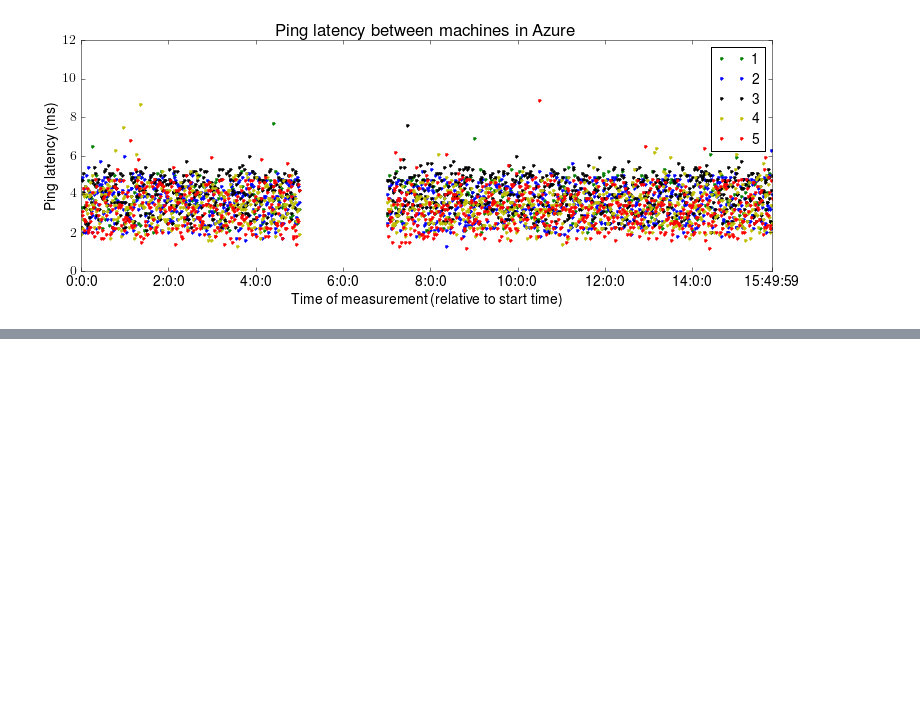
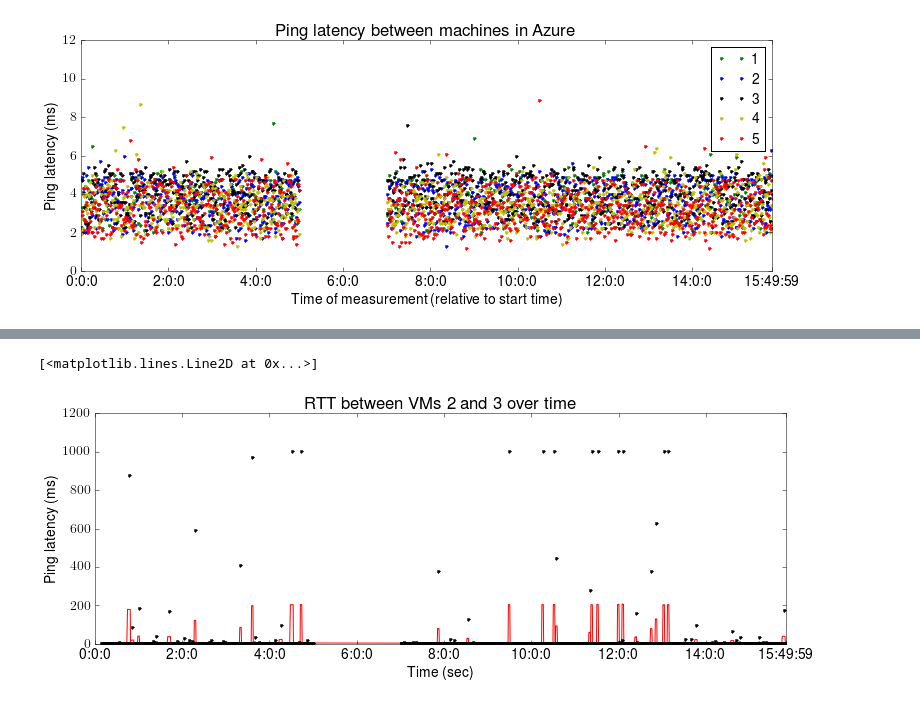
Before and after one commit to consensus-oracle/azure-measurements, a Jupyter notebook: basic-latency-measurements.ipynb, the cells around one changed output, grey strips where cells are left out. Saved outputs shown, nothing was run; the diff lists cells and outputs as text; code cells hidden in the pictures; blank space fills up the shorter version.

```diff
--- a/basic-latency-measurements.ipynb
+++ b/basic-latency-measurements.ipynb
@@ -252,21 +276,31 @@ for src in range(1,servers+1):
 # %%
 # moving average
 
 def mov_average(interval, window_s):
     window = np.ones(int(window_s))/float(window_s)
     return np.convolve(interval, window, 'same')
 
 mov_ag = mov_average(latency[2][3],5)
 
 fig = plt.figure(figsize=[12,4])
 axes = fig.add_axes([0.1, 0.1, 0.8, 0.8])
 
 axes.set_xlabel('Time (sec)')
 axes.set_ylabel('Ping latency (ms)')
-axes.set_title('Example of ping latency between machines in Azure (actual & moving average)')
+axes.set_title('RTT between VMs 2 and 3 over time')
+
+x_marked = list(range(min_time, max_time, (2*3600)))
+x_marked.append(max_time)
+axes.set_xticks(x_marked)
+x_labels = [int_to_time(x) for x in x_marked]
+axes.set_xticklabels(x_labels)
+axes.set_xlim([min_time,max_time])
 
 axes.plot(time[2][3], mov_ag,'r-')
 axes.plot(time[2][3], latency[2][3],'k.')
+# %% [output]
+[<matplotlib.lines.Line2D at 0x...>]
+[figure, added]
 # %%
 # 15ms max?
 
```
Also changed, not shown: parts of 6 cells of this notebook.
